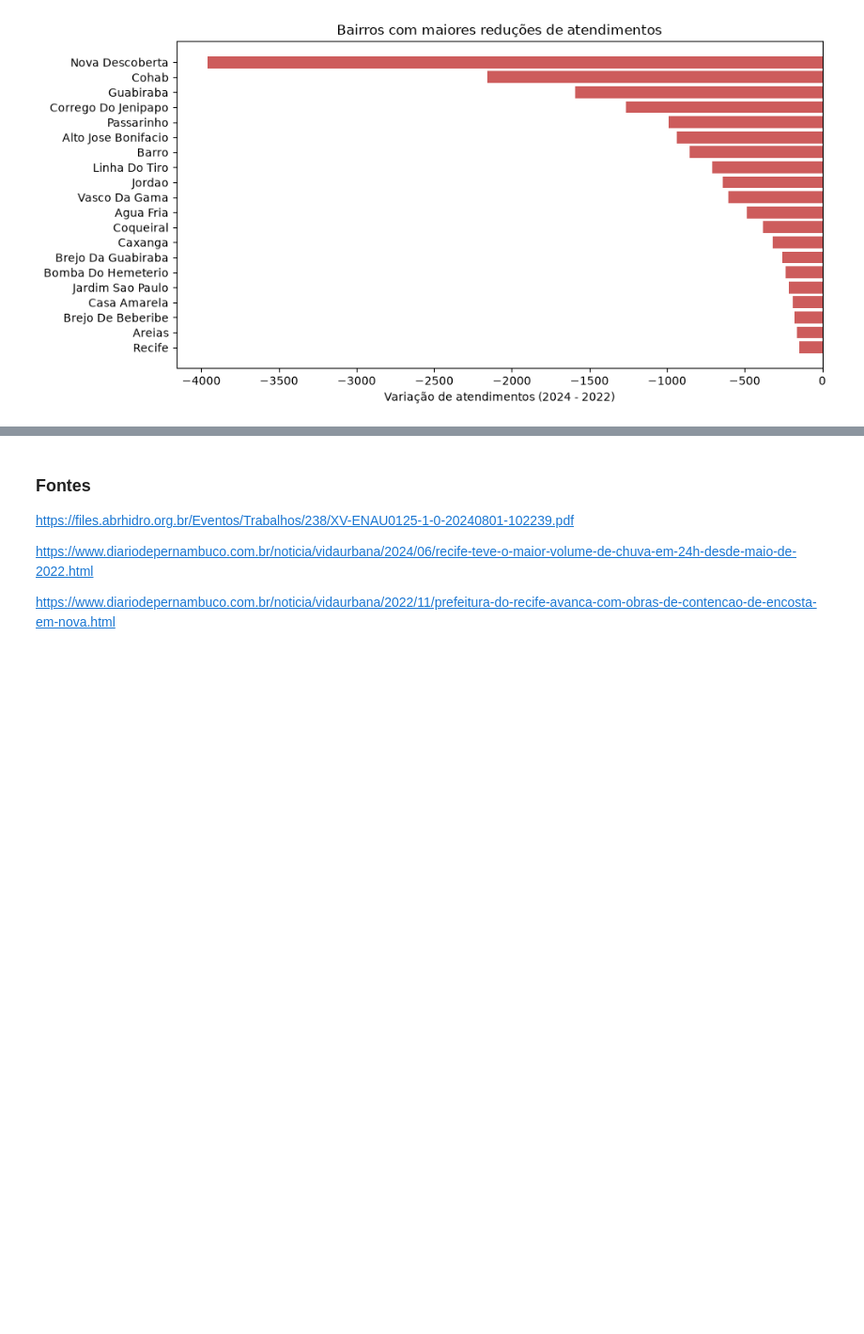
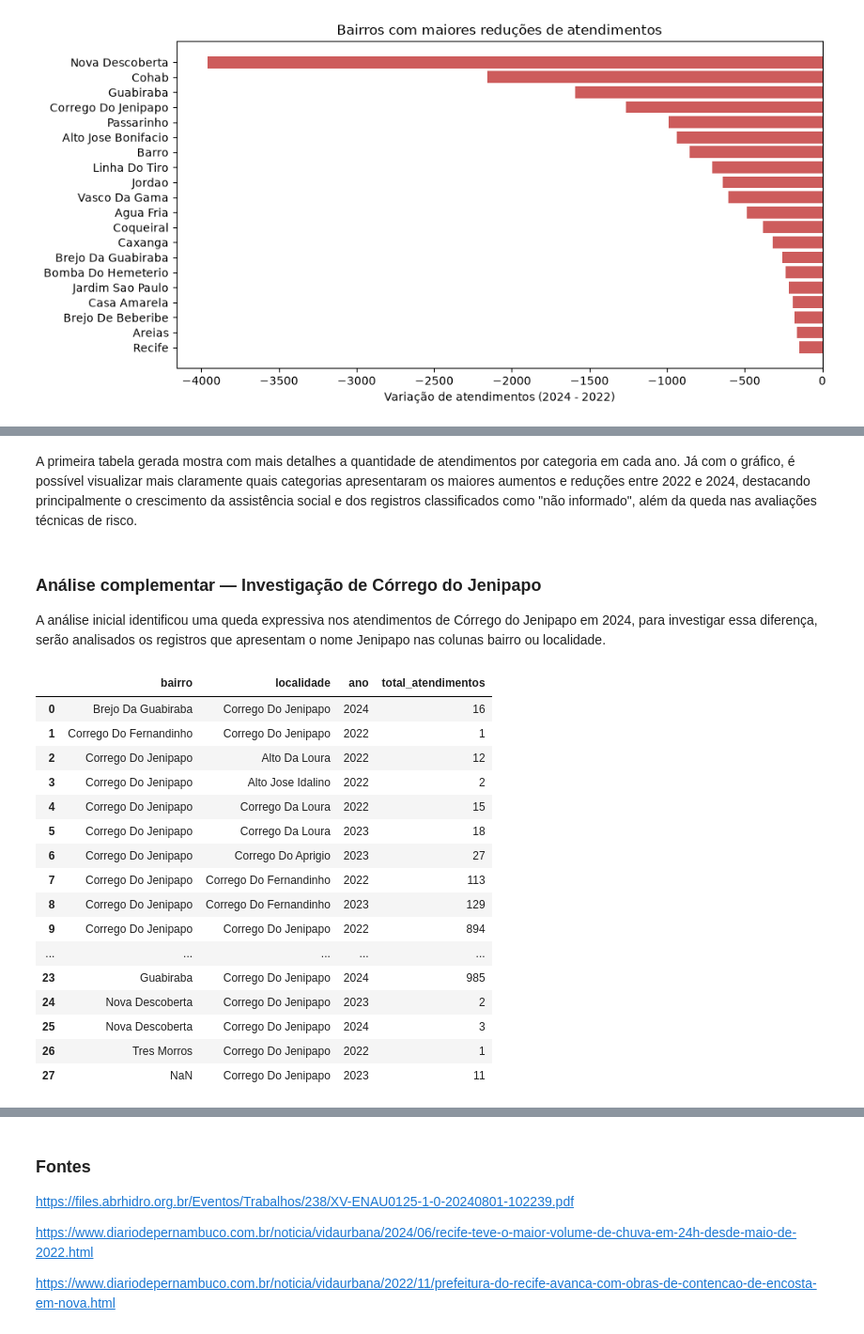
Before and after one commit to mathgoestech/pipeline-defesa-civil-recife, a Jupyter notebook: analises/analise_1_evolucao_bairros.ipynb, the cells around one changed output, grey strips where cells are left out. Shown at 94% size. Saved outputs shown, nothing was run; the diff lists cells and outputs as text; code cells hidden in the pictures; blank space fills up the shorter version.

```diff
--- a/analises/analise_1_evolucao_bairros.ipynb
+++ b/analises/analise_1_evolucao_bairros.ipynb
@@ -231,0 +331,40 @@ plt.show()
+# %% [markdown]
+A primeira tabela gerada mostra com mais detalhes a quantidade de atendimentos por categoria em cada ano. Já com o gráfico, é possível visualizar mais claramente quais categorias apresentaram os maiores aumentos e reduções entre 2022 e 2024, destacando principalmente o crescimento da assistência social e dos registros classificados como "não informado", além da queda nas avaliações técnicas de risco.
+# %% [markdown]
+### Análise complementar — Investigação de Córrego do Jenipapo
+
+A análise inicial identificou uma queda expressiva nos atendimentos
+de Córrego do Jenipapo em 2024, para investigar essa diferença,
+serão analisados os registros que apresentam o nome Jenipapo
+nas colunas bairro ou localidade.
+# %%
+
+# lê o arquivo SQL
+consulta_jenipapo = open(
+    "../analises/analise_1_corrego_jenipapo.sql",
+    encoding="utf-8"
+).read()
+
+# executa a consulta no banco
+df_jenipapo = pd.read_sql(consulta_jenipapo, con=engine)
+
+# mostra os resultados
+display(df_jenipapo)
+# %% [output]
+|  | bairro | localidade | ano | total_atendimentos |
+| 0 | Brejo Da Guabiraba | Corrego Do Jenipapo | 2024 | 16 |
+| 1 | Corrego Do Fernandinho | Corrego Do Jenipapo | 2022 | 1 |
+| 2 | Corrego Do Jenipapo | Alto Da Loura | 2022 | 12 |
+| 3 | Corrego Do Jenipapo | Alto Jose Idalino | 2022 | 2 |
+| 4 | Corrego Do Jenipapo | Corrego Da Loura | 2022 | 15 |
+| 5 | Corrego Do Jenipapo | Corrego Da Loura | 2023 | 18 |
+| 6 | Corrego Do Jenipapo | Corrego Do Aprigio | 2023 | 27 |
+| 7 | Corrego Do Jenipapo | Corrego Do Fernandinho | 2022 | 113 |
+| 8 | Corrego Do Jenipapo | Corrego Do Fernandinho | 2023 | 129 |
+| 9 | Corrego Do Jenipapo | Corrego Do Jenipapo | 2022 | 894 |
+| ... | ... | ... | ... | ... |
+| 23 | Guabiraba | Corrego Do Jenipapo | 2024 | 985 |
+| 24 | Nova Descoberta | Corrego Do Jenipapo | 2023 | 2 |
+| 25 | Nova Descoberta | Corrego Do Jenipapo | 2024 | 3 |
+| 26 | Tres Morros | Corrego Do Jenipapo | 2022 | 1 |
+| 27 | NaN | Corrego Do Jenipapo | 2023 | 11 |
```
Also changed, not shown: parts of 11 cells of this notebook.
